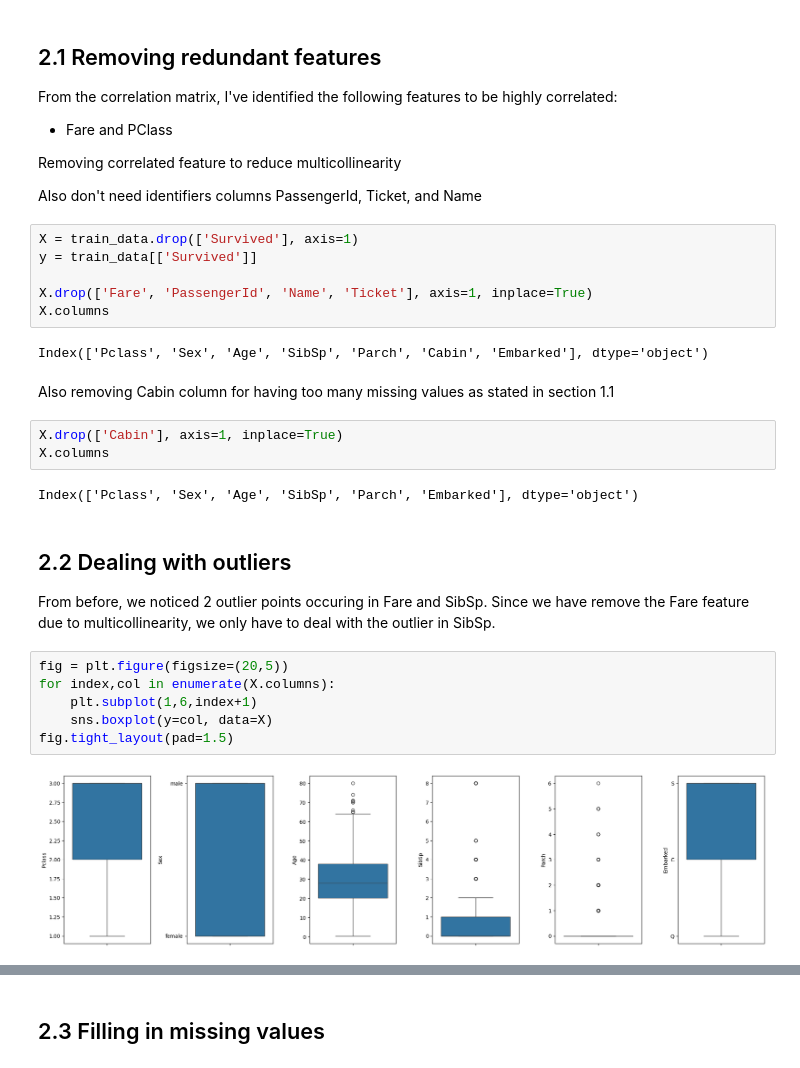
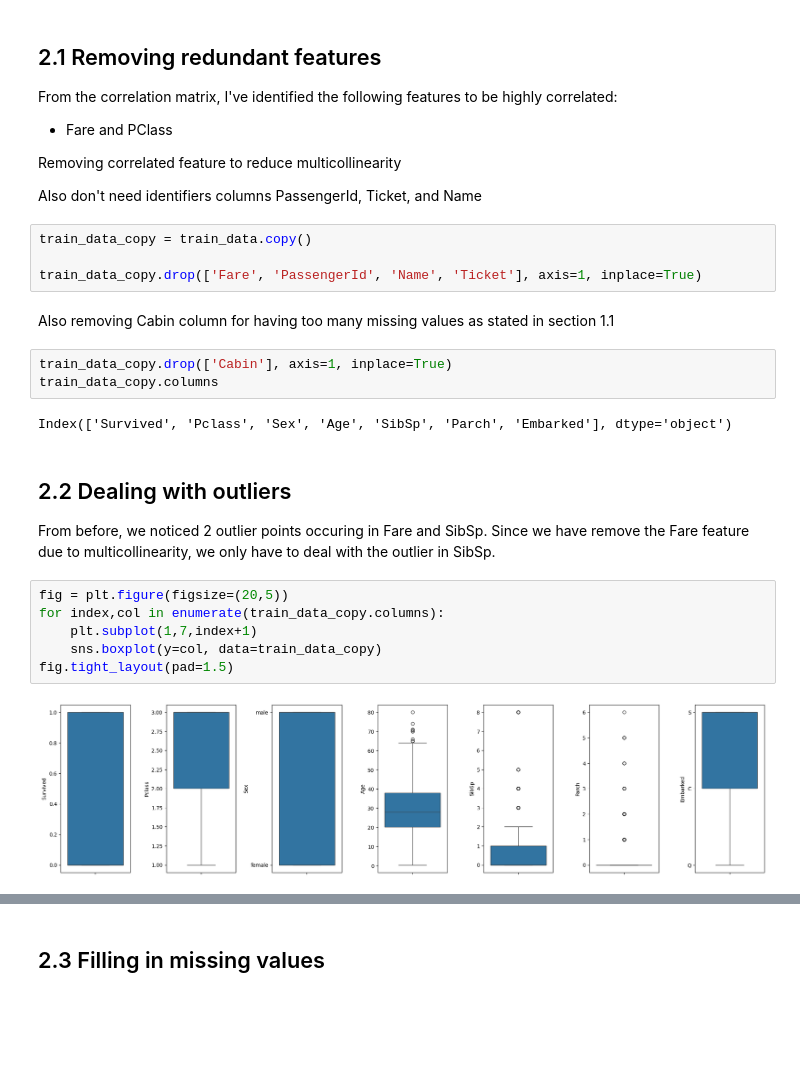
Before and after one commit to myang987/kaggle-comp-titanic, a Jupyter notebook: working.ipynb, the cells around one changed output, grey strips where cells are left out. Cells and saved outputs as stored; diff of their text form; blank space fills up the shorter version.

Commit message:
Data Cleaning done

```diff
--- a/working.ipynb
+++ b/working.ipynb
@@ -360,29 +360,25 @@ Removing correlated feature to reduce multicollinearity
 
 Also don't need identifiers columns PassengerId, Ticket, and Name
 # %%
-X = train_data.drop(['Survived'], axis=1)
-y = train_data[['Survived']]
+train_data_copy = train_data.copy()
 
-X.drop(['Fare', 'PassengerId', 'Name', 'Ticket'], axis=1, inplace=True)
-X.columns
+train_data_copy.drop(['Fare', 'PassengerId', 'Name', 'Ticket'], axis=1, inplace=True)
-# %% [output]
-Index(['Pclass', 'Sex', 'Age', 'SibSp', 'Parch', 'Cabin', 'Embarked'], dtype='object')
 # %% [markdown]
 Also removing Cabin column for having too many missing values as stated in section 1.1
 # %%
-X.drop(['Cabin'], axis=1, inplace=True)
-X.columns
+train_data_copy.drop(['Cabin'], axis=1, inplace=True)
+train_data_copy.columns
 # %% [output]
-Index(['Pclass', 'Sex', 'Age', 'SibSp', 'Parch', 'Embarked'], dtype='object')
+Index(['Survived', 'Pclass', 'Sex', 'Age', 'SibSp', 'Parch', 'Embarked'], dtype='object')
 # %% [markdown]
 ## 2.2 Dealing with outliers
 
 From before, we noticed 2 outlier points occuring in Fare and SibSp. Since we have remove the Fare feature due to multicollinearity, we only have to deal with the outlier in SibSp.
 # %%
 fig = plt.figure(figsize=(20,5))
-for index,col in enumerate(X.columns):
-    plt.subplot(1,6,index+1)
-    sns.boxplot(y=col, data=X)
+for index,col in enumerate(train_data_copy.columns):
+    plt.subplot(1,7,index+1)
+    sns.boxplot(y=col, data=train_data_copy)
 fig.tight_layout(pad=1.5)
 # %% [output]
-[figure, old version]
+[figure, new version]
```
Also changed, not shown: parts of 9 cells of this notebook.
